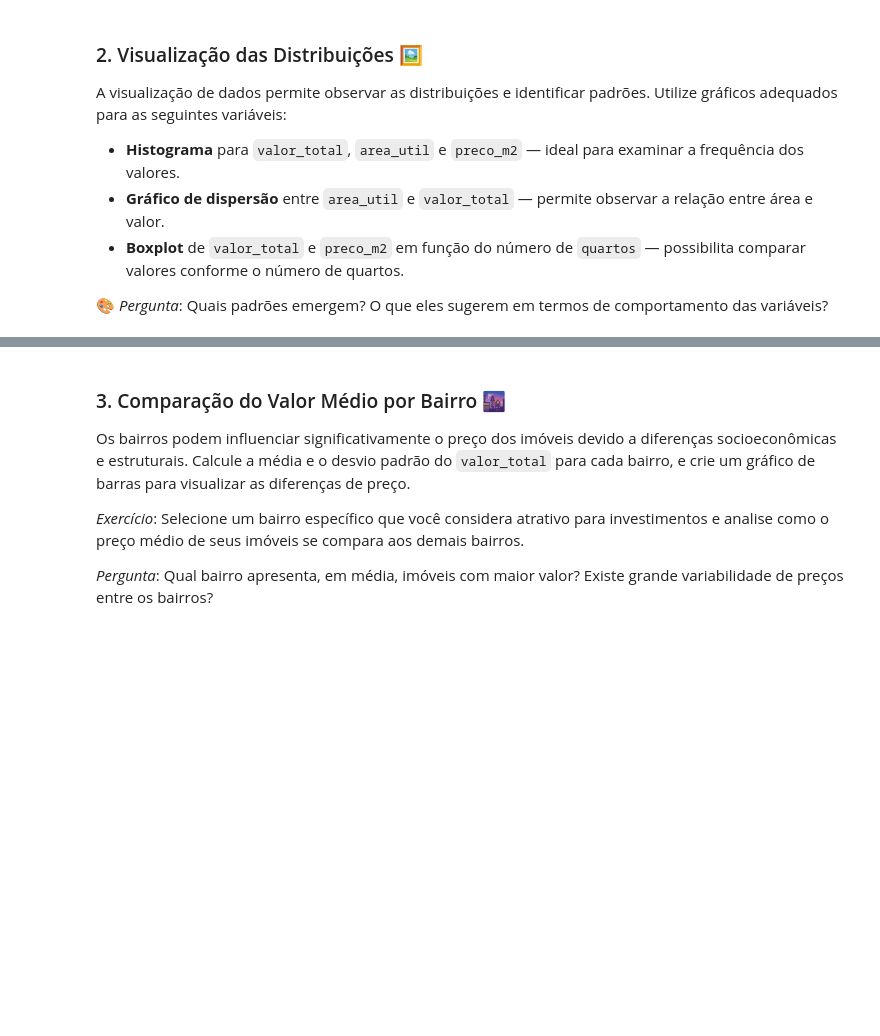
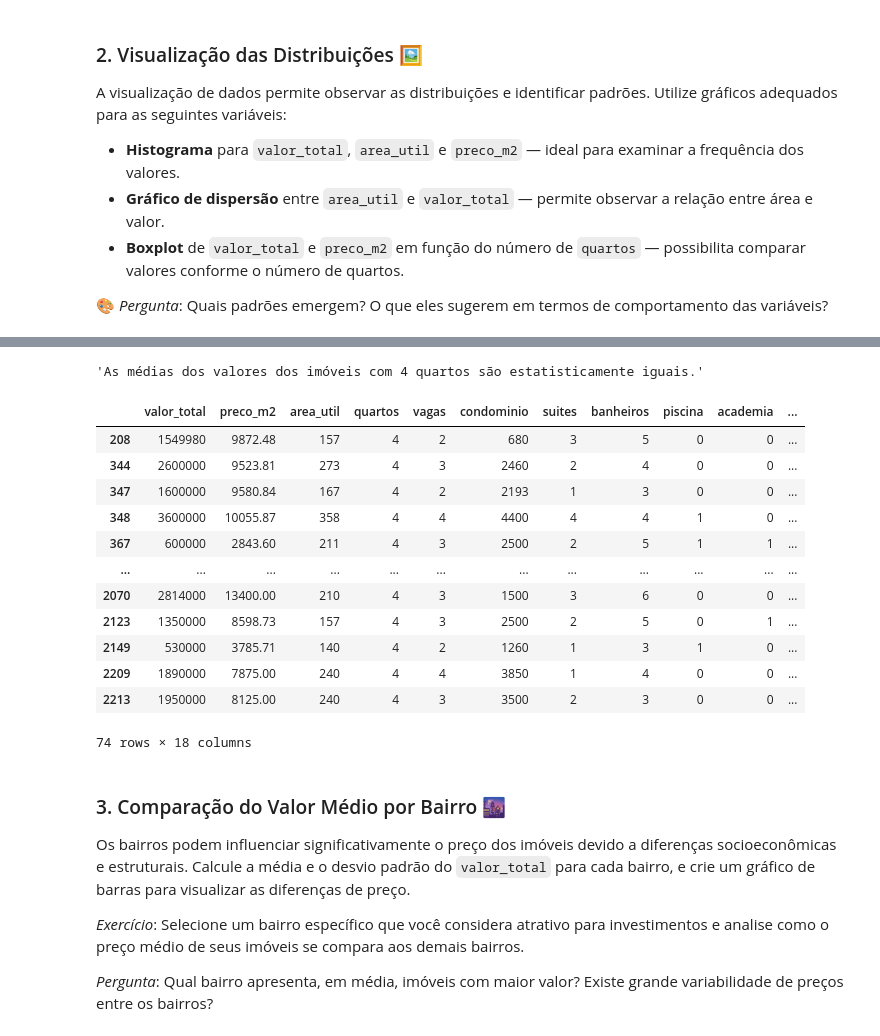
Before and after one commit to daniel-usp/MBA-BIA-USP, a Jupyter notebook: Estatística para Ciência de Dados/Estatística_Ciência_de_Dados.ipynb, the cells around one changed output, grey strips where cells are left out. Drawn from its saved outputs; the diff is of its cells as text; code cells hidden in the pictures; blank space fills up the shorter version.

```diff
--- a/Estatística para Ciência de Dados/Estatística_Ciência_de_Dados.ipynb
+++ b/Estatística para Ciência de Dados/Estatística_Ciência_de_Dados.ipynb
@@ -85,3 +114,58 @@ A visualização de dados permite observar as distribuições e identificar padr
+# %%
+#Faça um teste de hipótese (supondo normal) para verificar se a média do valor total dos imoveis com 4 quartos e com piscina é igual ao valor dos imoveis com 4 quartos sem piscina
+from scipy.stats import ttest_ind
+
+data = dados_imoveis
+
+# Filtrar imóveis com 4 quartos
+imoveis_4_quartos = data[data['quartos'] == 4]
+
+# Separar os grupos com e sem piscina
+com_piscina = imoveis_4_quartos[imoveis_4_quartos['piscina'] == 1]['valor_total']
+sem_piscina = imoveis_4_quartos[imoveis_4_quartos['piscina'] == 0]['valor_total']
+
+# Realizar o teste-t
+t_stat, p_value = ttest_ind(com_piscina, sem_piscina, equal_var=False)
+
+# Exibir os resultados
+media_com_piscina = com_piscina.mean()
+media_sem_piscina = sem_piscina.mean()
+resultado = {
+    "Média com piscina": media_com_piscina,
+    "Média sem piscina": media_sem_piscina,
+    "Estatística t": t_stat,
+    "Valor p": p_value
+}
+
+resultado
+
+# Gerar uma frase simples baseada no resultado do teste-t
+if p_value > 0.05:
+    conclusao = "As médias dos valores dos imóveis com 4 quartos são estatisticamente iguais."
+else:
+    conclusao = "As médias dos valores dos imóveis com 4 quartos são estatisticamente diferentes."
+
+conclusao
+# %% [output]
+'As médias dos valores dos imóveis com 4 quartos são estatisticamente iguais.'
+# %%
+# Filtrar imóveis com 4 quartos
+imoveis_4_quartos = data[data['quartos'] == 4]
+imoveis_4_quartos
+# %% [output]
+|  | valor_total | preco_m2 | area_util | quartos | vagas | condominio | suites | banheiros | piscina | academia | ... |
+| 208 | 1549980 | 9872.48 | 157 | 4 | 2 | 680 | 3 | 5 | 0 | 0 | ... |
+| 344 | 2600000 | 9523.81 | 273 | 4 | 3 | 2460 | 2 | 4 | 0 | 0 | ... |
+| 347 | 1600000 | 9580.84 | 167 | 4 | 2 | 2193 | 1 | 3 | 0 | 0 | ... |
+| 348 | 3600000 | 10055.87 | 358 | 4 | 4 | 4400 | 4 | 4 | 1 | 0 | ... |
+| 367 | 600000 | 2843.60 | 211 | 4 | 3 | 2500 | 2 | 5 | 1 | 1 | ... |
+| ... | ... | ... | ... | ... | ... | ... | ... | ... | ... | ... | ... |
+| 2070 | 2814000 | 13400.00 | 210 | 4 | 3 | 1500 | 3 | 6 | 0 | 0 | ... |
+| 2123 | 1350000 | 8598.73 | 157 | 4 | 3 | 2500 | 2 | 5 | 0 | 1 | ... |
+| 2149 | 530000 | 3785.71 | 140 | 4 | 2 | 1260 | 1 | 3 | 1 | 0 | ... |
+| 2209 | 1890000 | 7875.00 | 240 | 4 | 4 | 3850 | 1 | 4 | 0 | 0 | ... |
+| 2213 | 1950000 | 8125.00 | 240 | 4 | 3 | 3500 | 2 | 3 | 0 | 0 | ... |
+74 rows × 18 columns
 # %% [markdown]
 ### 3. Comparação do Valor Médio por Bairro 🌆
 
```
Also changed, not shown: parts of 3 cells of this notebook.
